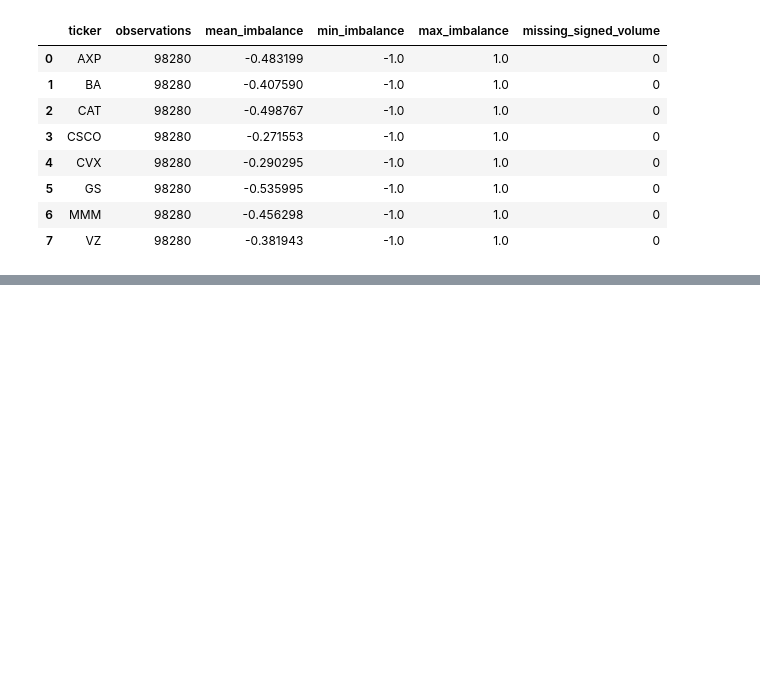
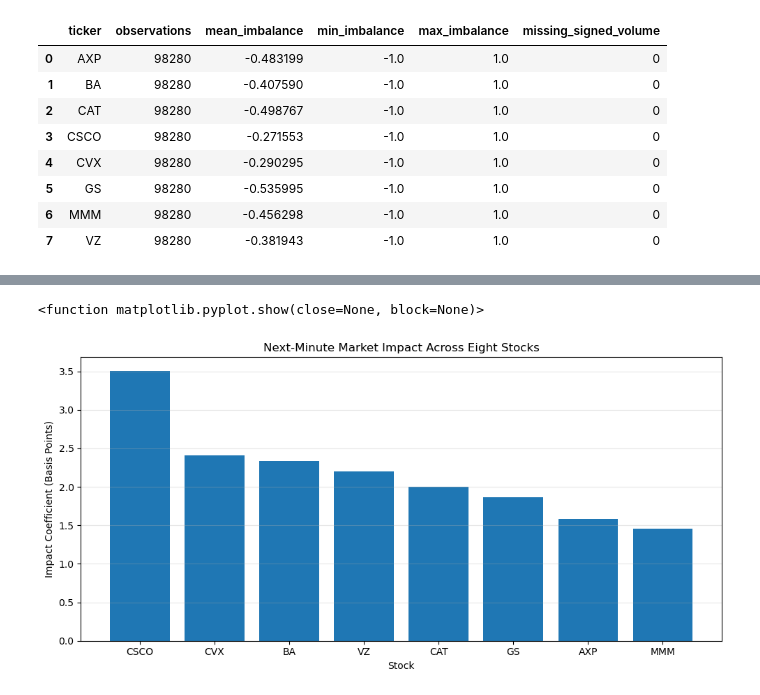
Before and after one commit to MariamKaranjia/LOBSTER-Market-Impact, a Jupyter notebook: notebooks/01_data_exploration.ipynb, the cells around one changed output, grey strips where cells are left out. Cells and saved outputs as stored; diff of their text form; code cells hidden in the pictures; blank space fills up the shorter version.

```diff
--- a/notebooks/01_data_exploration.ipynb
+++ b/notebooks/01_data_exploration.ipynb
@@ -3998,3 +3998,14 @@ FINAL CHECK — CORRECTED DATA
 | 5 | GS | 98280 | -0.535995 | -1.0 | 1.0 | 0 |
 | 6 | MMM | 98280 | -0.456298 | -1.0 | 1.0 | 0 |
 | 7 | VZ | 98280 | -0.381943 | -1.0 | 1.0 | 0 |
+# %%
+import pandas as pd
+from pathlib import Path
+
+tickers = ["AXP", "BA", "CAT", "CSCO", "CVX", "GS", "MMM", "VZ"]
+
+for ticker in tickers:
+    file_path = Path("../results") / ticker / f"{ticker}_minute_data.csv"
+
+    df = pd.read_csv(file_path)
+    print(f"{ticker}: {list(df.columns)}")
@@ -4000,0 +4215,25 @@ FINAL CHECK — CORRECTED DATA
+# %%
+import matplotlib.pyplot as plt
+
+plot_data = results_table.sort_values(
+    "impact_coefficient_bps",
+    ascending=False
+)
+
+plt.figure(figsize=(10, 5))
+
+plt.bar(
+    plot_data["ticker"],
+    plot_data["impact_coefficient_bps"]
+)
+
+plt.title("Next-Minute Market Impact Across Eight Stocks")
+plt.xlabel("Stock")
+plt.ylabel("Impact Coefficient (Basis Points)")
+
+plt.grid(axis="y", alpha=0.3)
+plt.tight_layout()
+plt.show
+# %% [output]
+<function matplotlib.pyplot.show(close=None, block=None)>
+[figure, added]
```
Also changed, not shown: parts of 39 cells of this notebook, 4 other files.
